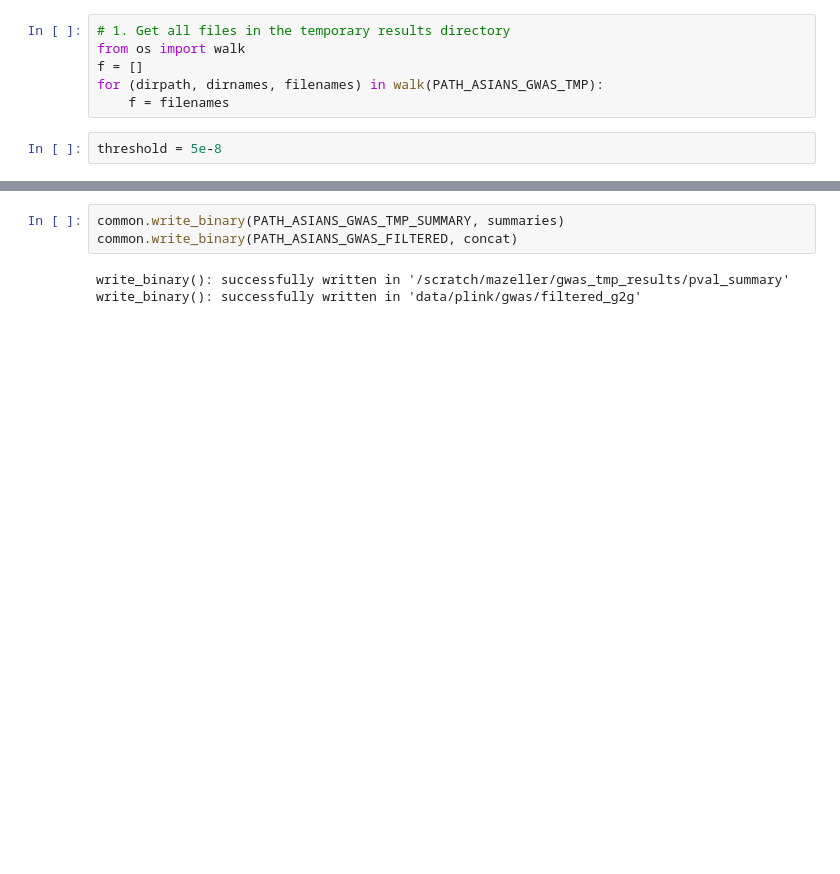
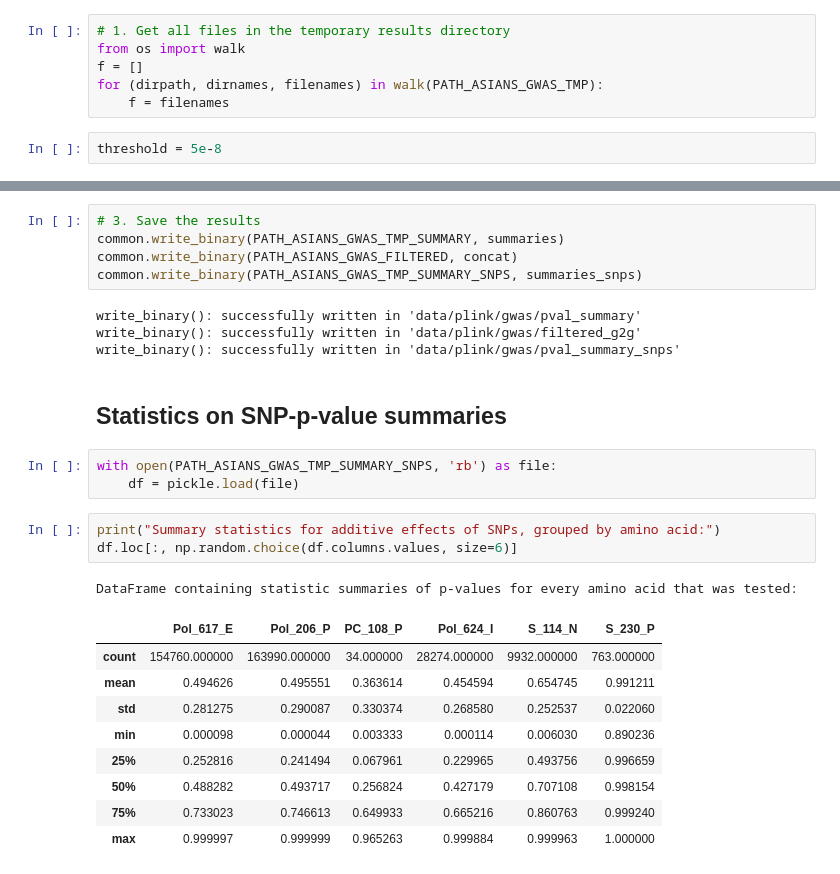
Before and after one commit to matthiaszeller/HBV, a Jupyter notebook: G2G computer.ipynb, the cells around one changed output, grey strips where cells are left out. Drawn from its saved outputs; the diff is of its cells as text; blank space fills up the shorter version.

```diff
--- a/G2G computer.ipynb
+++ b/G2G computer.ipynb
@@ -110,6 +124,28 @@ print()
 # %%
+# 3. Save the results
 common.write_binary(PATH_ASIANS_GWAS_TMP_SUMMARY, summaries)
 common.write_binary(PATH_ASIANS_GWAS_FILTERED, concat)
+common.write_binary(PATH_ASIANS_GWAS_TMP_SUMMARY_SNPS, summaries_snps)
 # %% [output]
-write_binary(): successfully written in '/scratch/mazeller/gwas_tmp_results/pval_summary'
+write_binary(): successfully written in 'data/plink/gwas/pval_summary'
 write_binary(): successfully written in 'data/plink/gwas/filtered_g2g'
+write_binary(): successfully written in 'data/plink/gwas/pval_summary_snps'
+# %% [markdown]
+## Statistics on SNP-p-value summaries
+# %%
+with open(PATH_ASIANS_GWAS_TMP_SUMMARY_SNPS, 'rb') as file:
+    df = pickle.load(file)
+# %%
+print("Summary statistics for additive effects of SNPs, grouped by amino acid:")
+df.loc[:, np.random.choice(df.columns.values, size=6)]
+# %% [output]
+DataFrame containing statistic summaries of p-values for every amino acid that was tested:
+|  | Pol_617_E | Pol_206_P | PC_108_P | Pol_624_I | S_114_N | S_230_P |
+| count | 154760.000000 | 163990.000000 | 34.000000 | 28274.000000 | 9932.000000 | 763.000000 |
+| mean | 0.494626 | 0.495551 | 0.363614 | 0.454594 | 0.654745 | 0.991211 |
+| std | 0.281275 | 0.290087 | 0.330374 | 0.268580 | 0.252537 | 0.022060 |
+| min | 0.000098 | 0.000044 | 0.003333 | 0.000114 | 0.006030 | 0.890236 |
+| 25% | 0.252816 | 0.241494 | 0.067961 | 0.229965 | 0.493756 | 0.996659 |
+| 50% | 0.488282 | 0.493717 | 0.256824 | 0.427179 | 0.707108 | 0.998154 |
+| 75% | 0.733023 | 0.746613 | 0.649933 | 0.665216 | 0.860763 | 0.999240 |
+| max | 0.999997 | 0.999999 | 0.965263 | 0.999884 | 0.999963 | 1.000000 |
```
Also changed, not shown: parts of 27 cells of this notebook, 1 other file.
